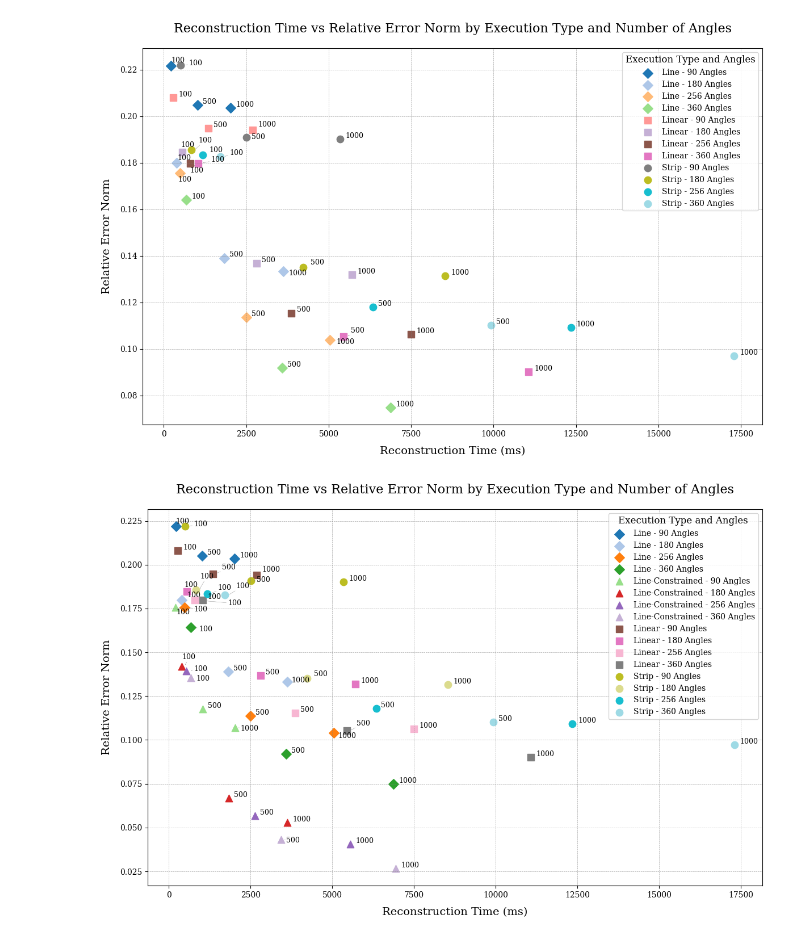
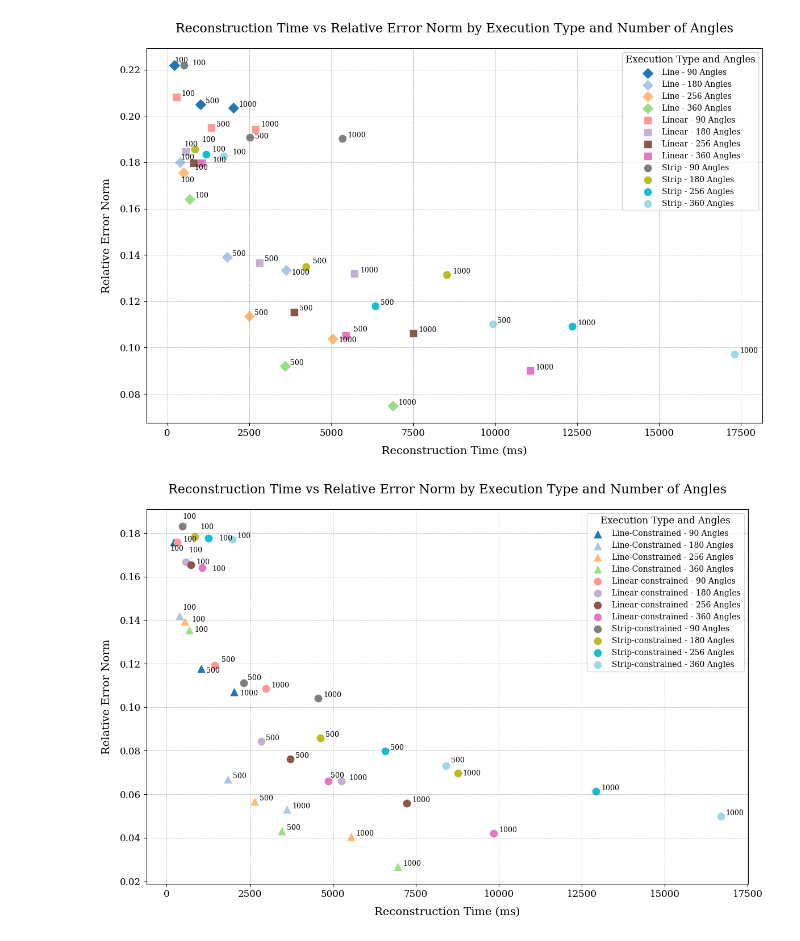
Before and after one commit to ksuraev/Cimmino-Phantom-Reconstruction, a Jupyter notebook: plots.ipynb, the cells around one changed output. Cells and saved outputs as stored; diff of their text form; code cells hidden in the pictures.

```diff
--- a/plots.ipynb
+++ b/plots.ipynb
@@ -203,5 +235,6 @@ styled_table.to_html('relax_360.html')
 # %%
 import matplotlib.pyplot as plt
+import numpy as np
 from adjustText import adjust_text
 
 metal = pd.read_csv('metal-logs/relaxation_experiment_log.csv')
@@ -242,7 +275,7 @@ marker_mapping = {
 
 texts = []
 color_index = 0
-for execution_type, color, marker in zip(execution_types, colors, markers):
+for execution_type, color, marker in zip(execution_types, colors, marker_mapping.values()):
     subset = best_data[best_data['ExecutionType'] == execution_type]
     angles = subset['NumAngles'].unique()
     for angle in angles:
@@ -302,6 +335,9 @@ grouped = metal.groupby(['ExecutionType', 'NumIterations', 'RelaxationFactor', '
 # Find the best data for each ExecutionType, angle, and iteration count (minimum FinalErrorNorm)
 best_data = grouped.loc[grouped.groupby(['ExecutionType', 'NumAngles', 'NumIterations'])['FinalErrorNorm'].idxmin()]
 
+# Save the best_data to csv
+best_data.to_csv('best_three_types.csv', index=False)
+
 plt.figure(figsize=(12, 8))
 
 # Define colors and markers for each ExecutionType
@@ -315,7 +351,7 @@ marker_mapping = {
 
 texts = []
 color_index = 0
-for execution_type, color, marker in zip(execution_types, colors, markers):
+for execution_type, color, marker in zip(execution_types, colors, marker_mapping.values()):
     subset = best_data[best_data['ExecutionType'] == execution_type]
     angles = subset['NumAngles'].unique()
     for angle in angles:
@@ -343,7 +379,7 @@ plt.grid(True, which="both", ls="--", linewidth=0.5, color='gray', alpha=0.7)
 plt.tight_layout()
 plt.show()
 # %% [output]
-[figure, old version]
+[figure, new version]
 # %%
 import matplotlib.pyplot as plt
 from adjustText import adjust_text
@@ -363,11 +399,11 @@ metal = metal.dropna(subset=['ReconstructionTime_ms', 'FinalErrorNorm'])
 # Filter for relevant data
 metal = metal[metal['FinalErrorNorm'] < 1]
 metal = metal[metal['NumIterations'] <= 1000]
-metal = metal[(metal['ExecutionType'] == 'Metal') | (metal['ExecutionType'] == 'Metal-linear') | (metal['ExecutionType'] == 'Metal-line') | (metal['ExecutionType'] == 'Metal-line-constrained')]
+metal = metal[(metal['ExecutionType'] == 'Metal-line-constrained') | (metal['ExecutionType'] == 'Strip-constrained') | (metal['ExecutionType'] == 'Linear-constrained')]
 # Rename 'Metal' to 'Metal-strip'
-metal['ExecutionType'] = metal['ExecutionType'].replace({'Metal': 'Strip'})
-metal['ExecutionType'] = metal['ExecutionType'].replace({'Metal-linear': 'Linear'})
-metal['ExecutionType'] = metal['ExecutionType'].replace({'Metal-line': 'Line'})
+# metal['ExecutionType'] = metal['ExecutionType'].replace({'Metal': 'Strip'})
+# metal['ExecutionType'] = metal['ExecutionType'].replace({'Metal-linear': 'Linear'})
+# metal['ExecutionType'] = metal['ExecutionType'].replace({'Metal-line': 'Line'})
 metal['ExecutionType'] = metal['ExecutionType'].replace({'Metal-line-constrained': 'Line-Constrained'})
 
 # Group by ExecutionType, NumIterations, RelaxationFactor, and NumAngles
@@ -375,6 +411,9 @@ grouped = metal.groupby(['ExecutionType', 'NumIterations', 'RelaxationFactor', '
 
 # Find the best data for each ExecutionType, angle, and iteration count (minimum FinalErrorNorm)
 best_data = grouped.loc[grouped.groupby(['ExecutionType', 'NumAngles', 'NumIterations'])['FinalErrorNorm'].idxmin()]
+
+# Save the best_data to csv
+best_data.to_csv('best_constrained.csv', index=False)
 
 plt.figure(figsize=(12, 8))
 
@@ -390,35 +429,35 @@ marker_mapping = {
 
 texts = []
 color_index = 0
-for execution_type, color, marker in zip(execution_types, colors, markers):
+for execution_type, color, marker in zip(execution_types, colors, marker_mapping.values()):
     subset = best_data[best_data['ExecutionType'] == execution_type]
     angles = subset['NumAngles'].unique()
     for angle in angles:
         angle_subset = subset[subset['NumAngles'] == angle]
         marker = marker_mapping.get(execution_type, 'o')
         color = colors[color_index]
         color_index += 1
         plt.scatter(angle_subset['ReconstructionTime_ms'], angle_subset['FinalErrorNorm'],
                     label=f'{execution_type} - {int(angle)} Angles', color=color, marker=marker, s=80)
         for _, row in angle_subset.iterrows():
             texts.append(plt.text(row['ReconstructionTime_ms'] + 100,  # Add offset to x-coordinate
                                 row['FinalErrorNorm'],  # Add offset to y-coordinate
                                 f"{int(row['NumIterations'])}", fontsize=9, color='black'))
 
 # Automatically adjust the labels to avoid overlap
 adjust_text(texts, arrowprops=dict(arrowstyle='->', color='gray', lw=0.3))
 # Add labels, title, and legend
 plt.xlabel('Reconstruction Time (ms)', fontsize=14, labelpad=10)
 plt.ylabel('Relative Error Norm', fontsize=14, labelpad=10)
 plt.title('Reconstruction Time vs Relative Error Norm by Execution Type and Number of Angles', fontsize=16, pad=20)
 plt.legend(title='Execution Type and Angles', title_fontsize=12, fontsize=10, loc='upper right', frameon=True)
 plt.grid(True, which="both", ls="--", linewidth=0.5, color='gray', alpha=0.7)
 
 # Adjust layout for better spacing
 plt.tight_layout()
 plt.show()
 # %% [output]
-[figure, old version]
+[figure, new version]
 # %%
 # Log best reconstructions across all implementations
 df_other = pd.read_csv('Other-Implementations/logs/performance_log.csv')
```
Also changed, not shown: parts of 6 cells of this notebook.
